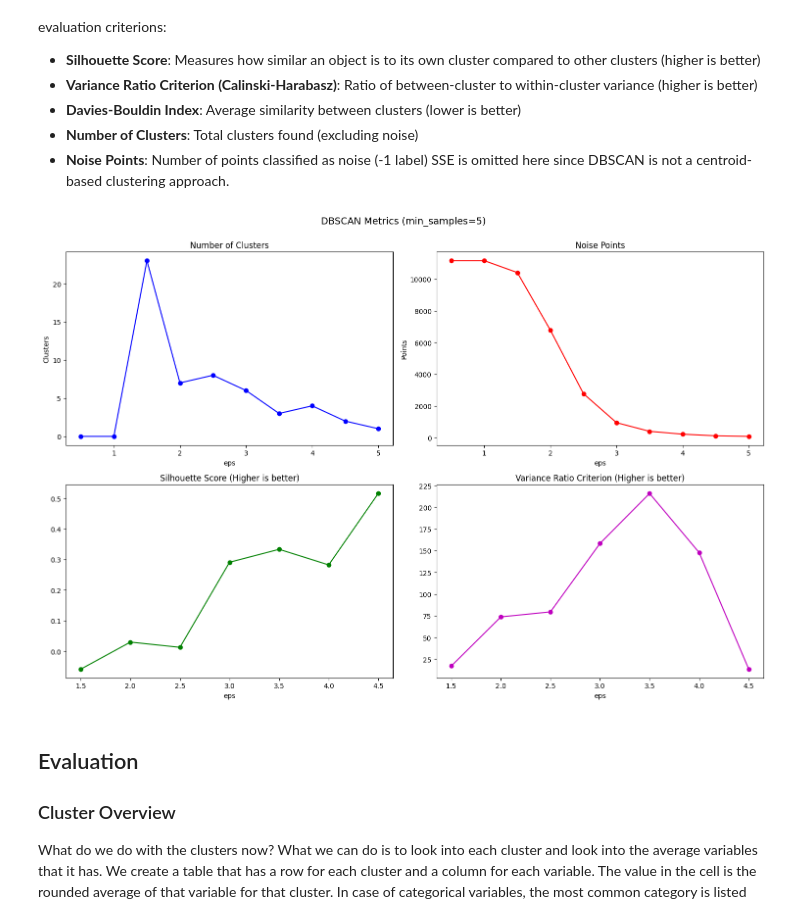
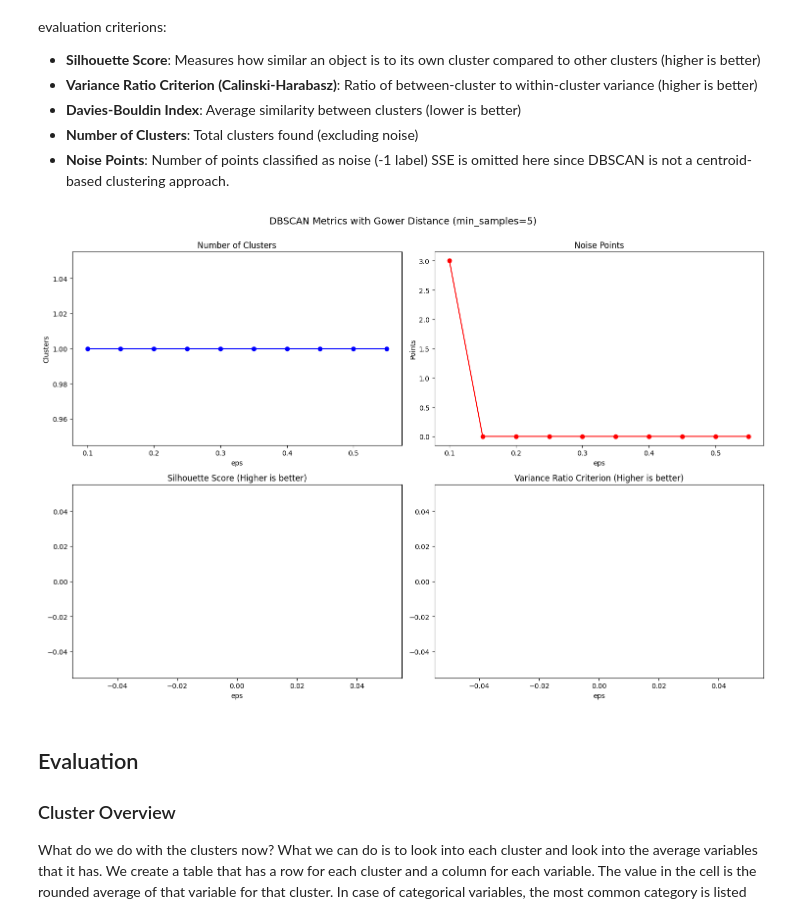
Before and after one commit to jaanisfehling/italian-rap-songs, a Jupyter notebook: clustering/density_based.ipynb, the cells around one changed output. Cells and saved outputs as stored; diff of their text form; code cells hidden in the pictures.

```diff
--- a/clustering/density_based.ipynb
+++ b/clustering/density_based.ipynb
@@ -182,20 +185,11 @@ Now we use one-hot encoding to encode the categorical features. Boolean features
 # %%
-def one_hot_encode_feature(df: pd.DataFrame, feature_to_encode: str, weight: float = 1) -> pd.DataFrame:
-    dummies = pd.get_dummies(df[feature_to_encode], dtype="int32", prefix=feature_to_encode)
-    dummies *= weight
-    result_df = pd.concat([df, dummies], axis=1)
-    return result_df.drop(columns=feature_to_encode)
+# Compute Gower distance matrix
+# Note: Gower distance works with the original scaled data, not one-hot encoded
+print("Computing Gower distance matrix... This may take a while for large datasets.")
+gower_dist_matrix = gower.gower_matrix(df)
+print(f"Gower distance matrix shape: {gower_dist_matrix.shape}")
 
-
+# For compatibility with sklearn metrics, we'll keep the encoded_df for feature importance calculation
+# but use gower distances for clustering
 encoded_df = df.copy(deep=True)
-
-for col in cat_cols + [col for col in bool_cols if encoded_df[col].nunique() > 2]:
-    # Dont encode columns with too many unique values
-    if encoded_df[col].nunique() > 50:
-        logging.warning("Column %s has too many unique values, dropping", col)
-        encoded_df = encoded_df.drop(columns=col)
-    else:
-        encoded_df = one_hot_encode_feature(encoded_df, col)
-
-encoded_df.head()
 # %% [output]
@@ -227,7 +211,7 @@ Similar to k-means, we need to find the optimal values for these hyperparameters
 - **Noise Points**: Number of points classified as noise (-1 label)
 SSE is omitted here since DBSCAN is not a centroid-based clustering approach.
 # %%
-# DBSCAN with different eps values
+# DBSCAN with different eps values using Gower distance
 dbscan_results = {}
 dbscan_metrics = {
     'eps': [],
@@ -238,12 +222,13 @@ dbscan_metrics = {
     'davies_bouldin': []
 }
 
-eps_values = [0.5, 1.0, 1.5, 2.0, 2.5, 3.0, 3.5, 4.0, 4.5, 5.0]
+eps_values = [0.1, 0.15, 0.2, 0.25, 0.3, 0.35, 0.4, 0.45, 0.5, 0.55]
 min_samples = 5
 
 for eps in eps_values:
-    dbscan = DBSCAN(eps=eps, min_samples=min_samples)
-    labels = dbscan.fit_predict(encoded_df)
+    # Use metric='precomputed' to use our Gower distance matrix
+    dbscan = DBSCAN(eps=eps, min_samples=min_samples, metric='precomputed')
+    labels = dbscan.fit_predict(gower_dist_matrix)
 
     n_clusters = len(set(labels)) - (1 if -1 in labels else 0)
     n_noise = list(labels).count(-1)
@@ -258,44 +243,45 @@ for eps in eps_values:
         # Filter out noise points for metric calculation
         mask = labels != -1
         if mask.sum() > 0:
-            dbscan_metrics['silhouette'].append(silhouette_score(encoded_df.values[mask], labels[mask]))
-            dbscan_metrics['vrc'].append(calinski_harabasz_score(encoded_df.values[mask], labels[mask]))
-            dbscan_metrics['davies_bouldin'].append(davies_bouldin_score(encoded_df.values[mask], labels[mask]))
+            # Use Gower distance matrix for silhouette score
+            dbscan_metrics['silhouette'].append(silhouette_score(gower_dist_matrix[mask][:, mask], labels[mask], metric='precomputed'))
+            dbscan_metrics['vrc'].append(calinski_harabasz_score(df.values[mask], labels[mask]))
+            dbscan_metrics['davies_bouldin'].append(davies_bouldin_score(df.values[mask], labels[mask]))
         else:
             dbscan_metrics['silhouette'].append(np.nan)
             dbscan_metrics['vrc'].append(np.nan)
             dbscan_metrics['davies_bouldin'].append(np.nan)
     else:
         dbscan_metrics['silhouette'].append(np.nan)
         dbscan_metrics['vrc'].append(np.nan)
         dbscan_metrics['davies_bouldin'].append(np.nan)
 
 # Plot DBSCAN metrics
 fig, axes = plt.subplots(2, 2, figsize=(15, 10))
 
 axes[0,0].plot(dbscan_metrics['eps'], dbscan_metrics['n_clusters'], 'bo-')
 axes[0,0].set_title('Number of Clusters')
 axes[0,0].set_xlabel('eps')
 axes[0,0].set_ylabel('Clusters')
 
 axes[0,1].plot(dbscan_metrics['eps'], dbscan_metrics['n_noise'], 'ro-')
 axes[0,1].set_title('Noise Points')
 axes[0,1].set_xlabel('eps')
 axes[0,1].set_ylabel('Points')
 
 axes[1,0].plot(dbscan_metrics['eps'], dbscan_metrics['silhouette'], 'go-')
 axes[1,0].set_title('Silhouette Score (Higher is better)')
 axes[1,0].set_xlabel('eps')
 
 axes[1,1].plot(dbscan_metrics['eps'], dbscan_metrics['vrc'], 'mo-')
 axes[1,1].set_title('Variance Ratio Criterion (Higher is better)')
 axes[1,1].set_xlabel('eps')
 
-plt.suptitle(f'DBSCAN Metrics (min_samples={min_samples})', fontsize=14, y=1.00)
+plt.suptitle(f'DBSCAN Metrics with Gower Distance (min_samples={min_samples})', fontsize=14, y=1.00)
 plt.tight_layout()
 plt.show()
 # %% [output]
-[figure, old version]
+[figure, new version]
 # %% [markdown]
 ## Evaluation
 ### Cluster Overview
```
Also changed, not shown: parts of 6 cells of this notebook, 1 other file.
